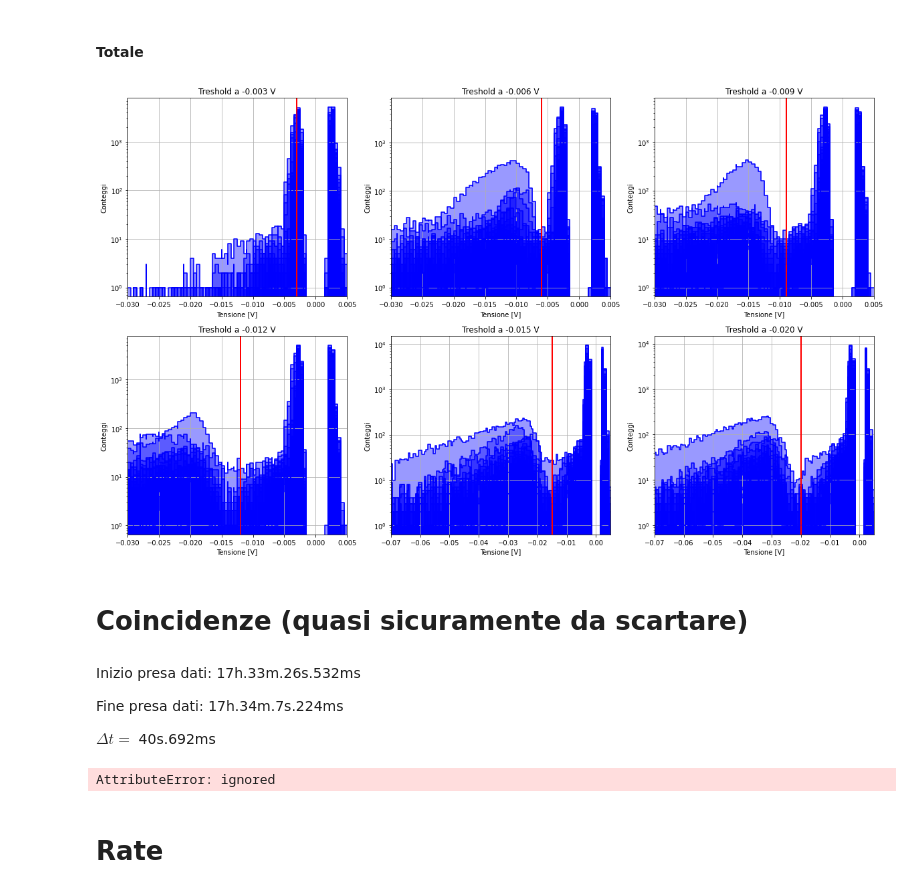
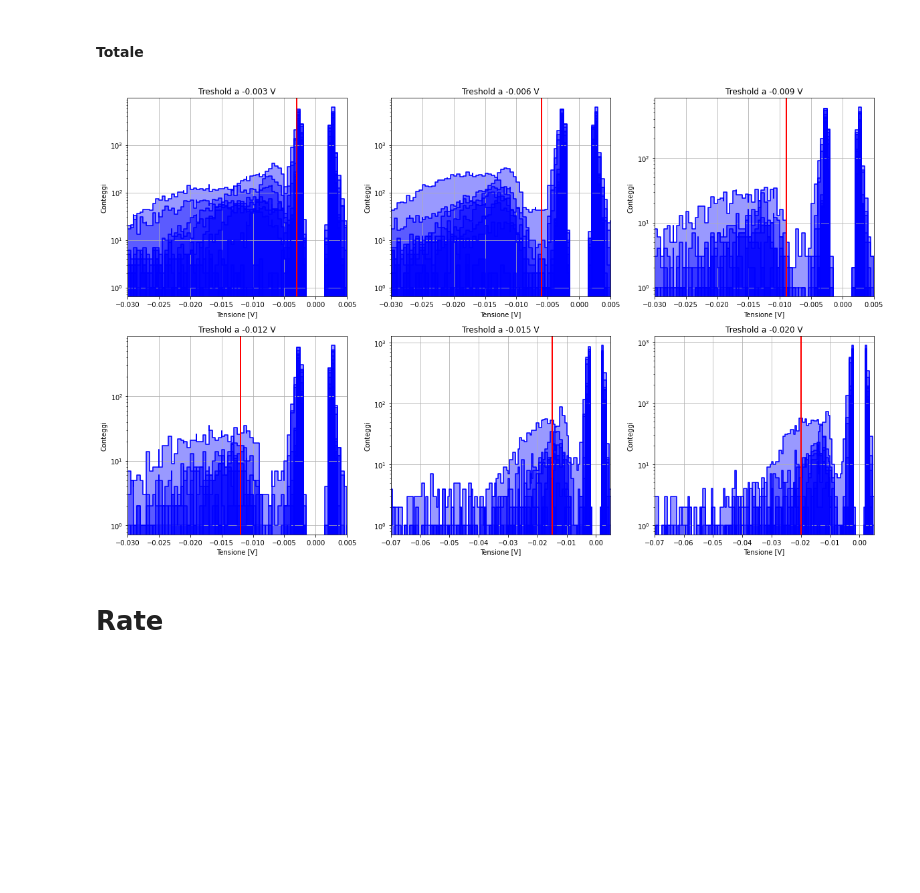
Before and after one commit to mattderri/LabII, a Jupyter notebook: SmartAbs.ipynb, the cells around one changed output. Drawn from its saved outputs; the diff is of its cells as text; code cells hidden in the pictures; blank space fills up the shorter version.

```diff
--- a/SmartAbs.ipynb
+++ b/SmartAbs.ipynb
@@ -599,12 +604,12 @@ plt.savefig("DarkCountsDx_12mV.pdf")
 #### Treshold a 15 mV
 # %%
 data=leggi_file("/content/drive/MyDrive/SmartAbs 2022/Misure 04 04/DarkCountsBuoniDx_15mV.dat")
-column_names=['CH0','#0','CH1','#1','CH2','#2','CH4','#4','CH5','#5','CH6','#6','CH8','#8','CH9','#9','CH10','#10','CH12','#12','CH13','#13','CH14','#14']
+column_names=['CH0','#0','CH1','#1','CH2','#2','CH4','#4','CH5','#5','CH6','#6','CH8','#8','CH9','#9','CH10','#10']
 data=data.transpose()
 data.columns=[column_names[i] for i in range(len(column_names))]
 # %%
-canale=['CH0','CH1','CH2','CH4','CH5','CH6','CH8','CH9','CH10','CH12','CH13','CH14']
-occorrenze=['#0','#1','#2','#4','#5','#6','#8','#9','#10','#12','#13','#14',]
+canale=['CH0','CH1','CH2','CH4','CH5','CH6','CH8','CH9','CH10']
+occorrenze=['#0','#1','#2','#4','#5','#6','#8','#9','#10']
 
 canali={key:[] for key in canale}
 occ={key:[] for key in occorrenze}
@@ -635,12 +640,12 @@ plt.savefig("DarkCountsDx_15mV.pdf")
 #### Treshold a 20 mV
 # %%
 data=leggi_file("/content/drive/MyDrive/SmartAbs 2022/Misure 04 04/DarkCountsBuoniDx_20mV.dat")
-column_names=['CH0','#0','CH1','#1','CH2','#2','CH4','#4','CH5','#5','CH6','#6','CH8','#8','CH9','#9','CH10','#10','CH12','#12','CH13','#13','CH14','#14']
+column_names=['CH0','#0','CH1','#1','CH2','#2','CH4','#4','CH5','#5','CH6','#6','CH8','#8','CH9','#9','CH10','#10']
 data=data.transpose()
 data.columns=[column_names[i] for i in range(len(column_names))]
 # %%
-canale=['CH0','CH1','CH2','CH4','CH5','CH6','CH8','CH9','CH10','CH12','CH13','CH14']
-occorrenze=['#0','#1','#2','#4','#5','#6','#8','#9','#10','#12','#13','#14',]
+canale=['CH0','CH1','CH2','CH4','CH5','CH6','CH8','CH9','CH10']
+occorrenze=['#0','#1','#2','#4','#5','#6','#8','#9','#10']
 
 canali={key:[] for key in canale}
 occ={key:[] for key in occorrenze}
@@ -679,9 +684,9 @@ file=["/content/drive/MyDrive/SmartAbs 2022/Misure 04 04/DarkCountsBuoniDx_3mV.d
 
 treshold=[-0.003,-0.006,-0.009,-0.012,-0.015,-0.020]
 
-column_names=['CH0','#0','CH1','#1','CH2','#2','CH4','#4','CH5','#5','CH6','#6','CH8','#8','CH9','#9','CH10','#10','CH12','#12','CH13','#13','CH14','#14']
-canale=['CH0','CH1','CH2','CH4','CH5','CH6','CH8','CH9','CH10','CH12','CH13','CH14']
-occorrenze=['#0','#1','#2','#4','#5','#6','#8','#9','#10','#12','#13','#14',]
+column_names=['CH0','#0','CH1','#1','CH2','#2','CH4','#4','CH5','#5','CH6','#6','CH8','#8','CH9','#9','CH10','#10']
+canale=['CH0','CH1','CH2','CH4','CH5','CH6','CH8','CH9','CH10']
+occorrenze=['#0','#1','#2','#4','#5','#6','#8','#9','#10']
 
 fig,axes=plt.subplots(2,3,sharey=False,figsize=(20,12))
 
@@ -695,39 +700,31 @@ for i in range(len(file)):
   data=data.transpose()
   data.columns=[column_names[k] for k in range(len(column_names))]
 
   canali={key:[] for key in canale}
   occ={key:[] for key in occorrenze}
 
   for l in canale:
     canali[l]=data[l].values
     canali[l]=canali[l].flatten(order='F')
 
   for m in occorrenze:
     occ[m]=data[m].values
     occ[m]=occ[m].flatten(order='F')
 
   for n in range(len(canale)):
 
     if(i<4):
       axes[j,i%3].set_xlim(-0.030,0.005)
     if(i>=4):
       axes[j,i%3].set_xlim(-0.070,0.005)
 
     axes[j,i%3].fill_between(canali[canale[n]],occ[occorrenze[n]],step="mid",color='blue',alpha=0.4)
     axes[j,i%3].semilogy(canali[canale[n]],occ[occorrenze[n]],drawstyle="steps-mid",color='blue')
     axes[j,i%3].set_xlabel("Tensione [V]")
     axes[j,i%3].set_ylabel("Conteggi")
     axes[j,i%3].axvline(x=treshold[i],color='red')
     axes[j,i%3].set_title("Treshold a {:.3f} V".format(treshold[i]))
     axes[j,i%3].grid(True)
 fig.savefig("DarkCountsTotalDx.pdf")
 # %% [output]
-[figure, old version]
+[figure, new version]
-# %% [markdown]
-# Coincidenze (quasi sicuramente da scartare)
-# %% [markdown]
-Inizio presa dati: 17h.33m.26s.532ms
-
-Fine presa dati: 17h.34m.7s.224ms
-
-$\Delta t=$ 40s.692ms
@@ -745,24 +731,3 @@ for i in labels:
-# %%
-th=-0.005 #threshold impostata per la presa dati
-t=40.692 #finestra temporale di presa dati
-
-for j in range(0,len(labels),4):
-  h=0
-  k=0
-  for i in range(len(canali['CH0'])):
-
-    if(canali[labels[j]][i]<th and canali[labels[j+1]][i]<th):
-      h=h+1
-    if(canali[labels[j]][i]<th and canali[labels[j+1]][i]<th and canali[labels[j+2]][i]<th):
-      k=k+1
-  eff = k/h
-  err = eff*m.sqrt(eff*(1-eff)/h)
-  print('Rate di coincidenze tra',labels[j],'e',labels[j+1],':\t\t%.3f'%(h/t),'Hz [',h,'eventi]')
-  print('Rate di coincidenze tra',labels[j],',',labels[j+1],'e',labels[j+2],':\t%.3f'%(k/t),'Hz [',k,'eventi]')
-  print('Efficienza canale', labels[j+2],':\t%.3f'%(eff), ' +/- %.3f'%(err))
-  print('')
-# %% [output]
-AttributeError: ignored
 # %% [markdown]
 # Rate
 # %% [markdown]
```
Also changed, not shown: parts of 37 cells of this notebook.
